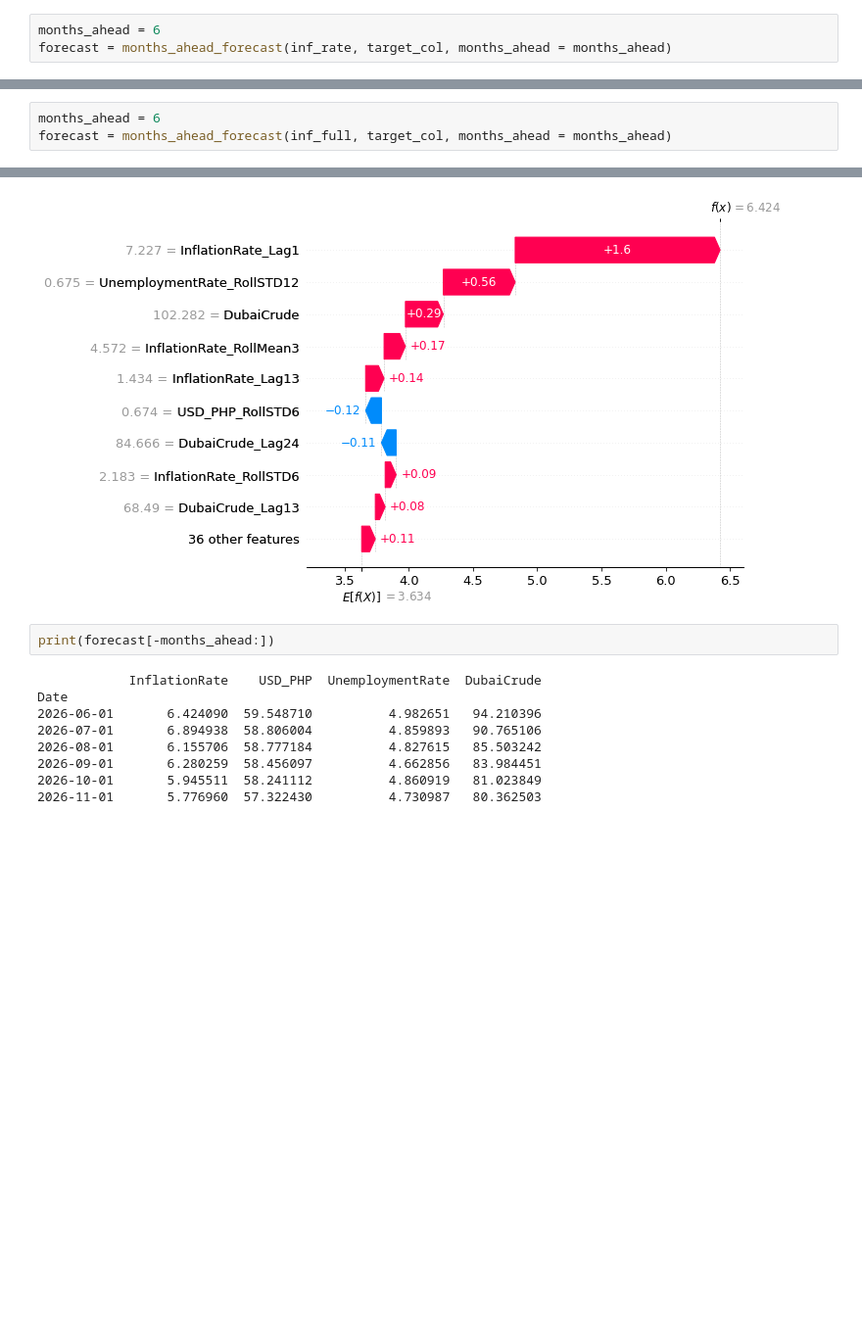
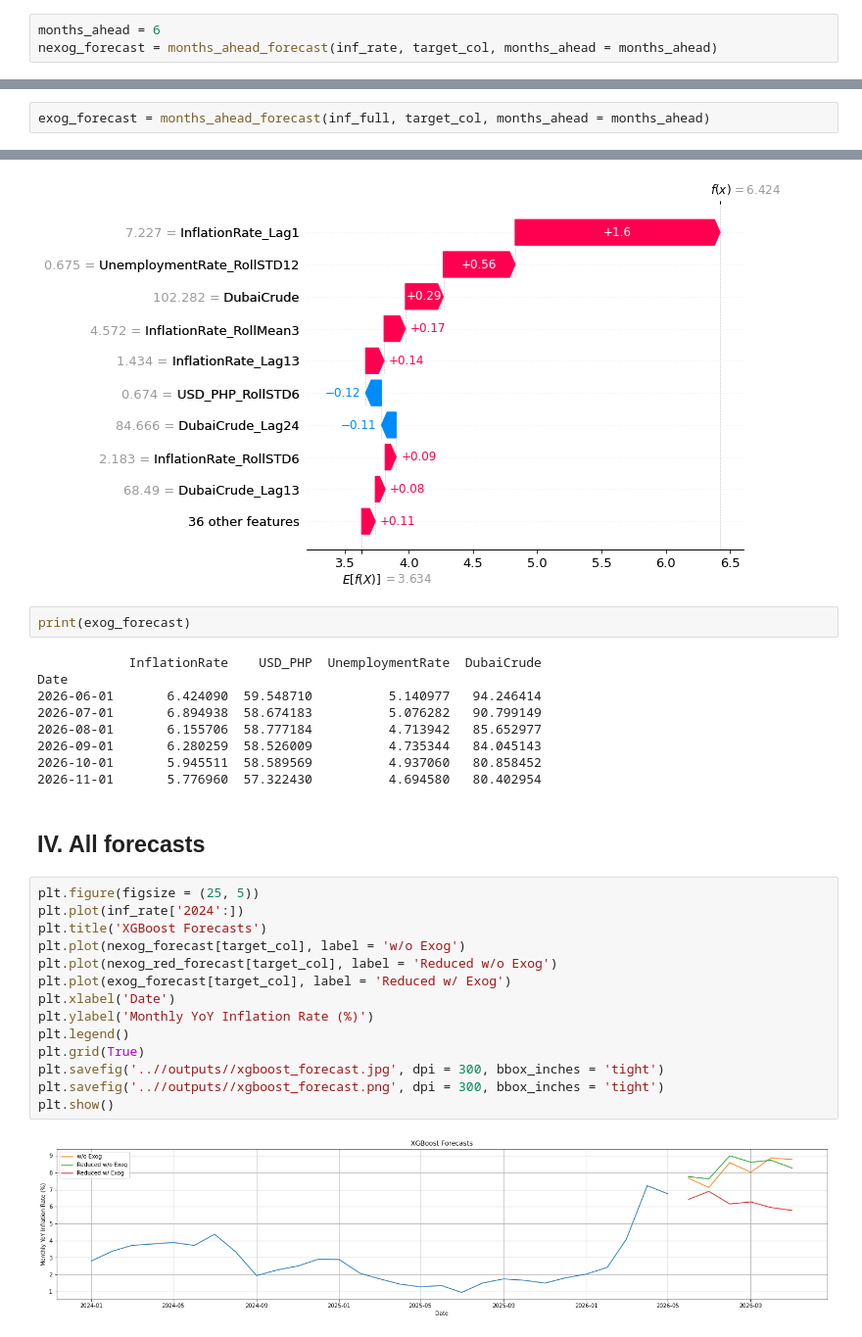
Before and after one commit to xxtofff/Inflation-Forecasting, a Jupyter notebook: notebooks/04_xgboost.ipynb, the cells around one changed output, grey strips where cells are left out. Shown at 98% size. Cells and saved outputs as stored; diff of their text form; blank space fills up the shorter version.

Commit message:
revised xgboost notebook

```diff
--- a/notebooks/04_xgboost.ipynb
+++ b/notebooks/04_xgboost.ipynb
@@ -244,6 +42,6 @@ def months_ahead_forecast(data, target_col, months_ahead):
 # %%
 months_ahead = 6
-forecast = months_ahead_forecast(inf_rate, target_col, months_ahead = months_ahead)
+nexog_forecast = months_ahead_forecast(inf_rate, target_col, months_ahead = months_ahead)
 # %% [output]
 [figure]
 # %%
@@ -282,8 +119,7 @@ R²        : -2.401
 Best Params:
 {'colsample_bytree': 0.5260203103049141, 'gamma': 3.2434365963372107, 'learning_rate': 0.04768857216302327, 'max_depth': 2, 'min_child_weight': 4, 'n_estimators': 346, 'reg_alpha': 8.528731285664739,  ...
 # %%
-months_ahead = 6
-forecast = months_ahead_forecast(inf_full, target_col, months_ahead = months_ahead)
+exog_forecast = months_ahead_forecast(inf_full, target_col, months_ahead = months_ahead)
 # %% [output]
 A value is trying to be set on a copy of a slice from a DataFrame
 
@@ -291,13 +127,31 @@ See the caveats in the documentation: https://pandas.pydata.org/pandas-docs/stab
   data.loc[forecast_feat_exog.index[0], col] = exog_forecast
 [figure]
 # %%
-print(forecast[-months_ahead:])
+print(exog_forecast)
 # %% [output]
             InflationRate    USD_PHP  UnemploymentRate  DubaiCrude
 Date
-2026-06-01       6.424090  59.548710          4.982651   94.210396
-2026-07-01       6.894938  58.806004          4.859893   90.765106
-2026-08-01       6.155706  58.777184          4.827615   85.503242
-2026-09-01       6.280259  58.456097          4.662856   83.984451
-2026-10-01       5.945511  58.241112          4.860919   81.023849
-2026-11-01       5.776960  57.322430          4.730987   80.362503
+2026-06-01       6.424090  59.548710          5.140977   94.246414
+2026-07-01       6.894938  58.674183          5.076282   90.799149
+2026-08-01       6.155706  58.777184          4.713942   85.652977
+2026-09-01       6.280259  58.526009          4.735344   84.045143
+2026-10-01       5.945511  58.589569          4.937060   80.858452
+2026-11-01       5.776960  57.322430          4.694580   80.402954
+# %% [markdown]
+## IV. All forecasts
+# %%
+plt.figure(figsize = (25, 5))
+plt.plot(inf_rate['2024':])
+plt.title('XGBoost Forecasts')
+plt.plot(nexog_forecast[target_col], label = 'w/o Exog')
+plt.plot(nexog_red_forecast[target_col], label = 'Reduced w/o Exog')
+plt.plot(exog_forecast[target_col], label = 'Reduced w/ Exog')
+plt.xlabel('Date')
+plt.ylabel('Monthly YoY Inflation Rate (%)')
+plt.legend()
+plt.grid(True)
+plt.savefig('..//outputs//xgboost_forecast.jpg', dpi = 300, bbox_inches = 'tight')
+plt.savefig('..//outputs//xgboost_forecast.png', dpi = 300, bbox_inches = 'tight')
+plt.show()
+# %% [output]
+[figure, added]
```
Also changed, not shown: parts of 18 cells of this notebook, 9 other files.
